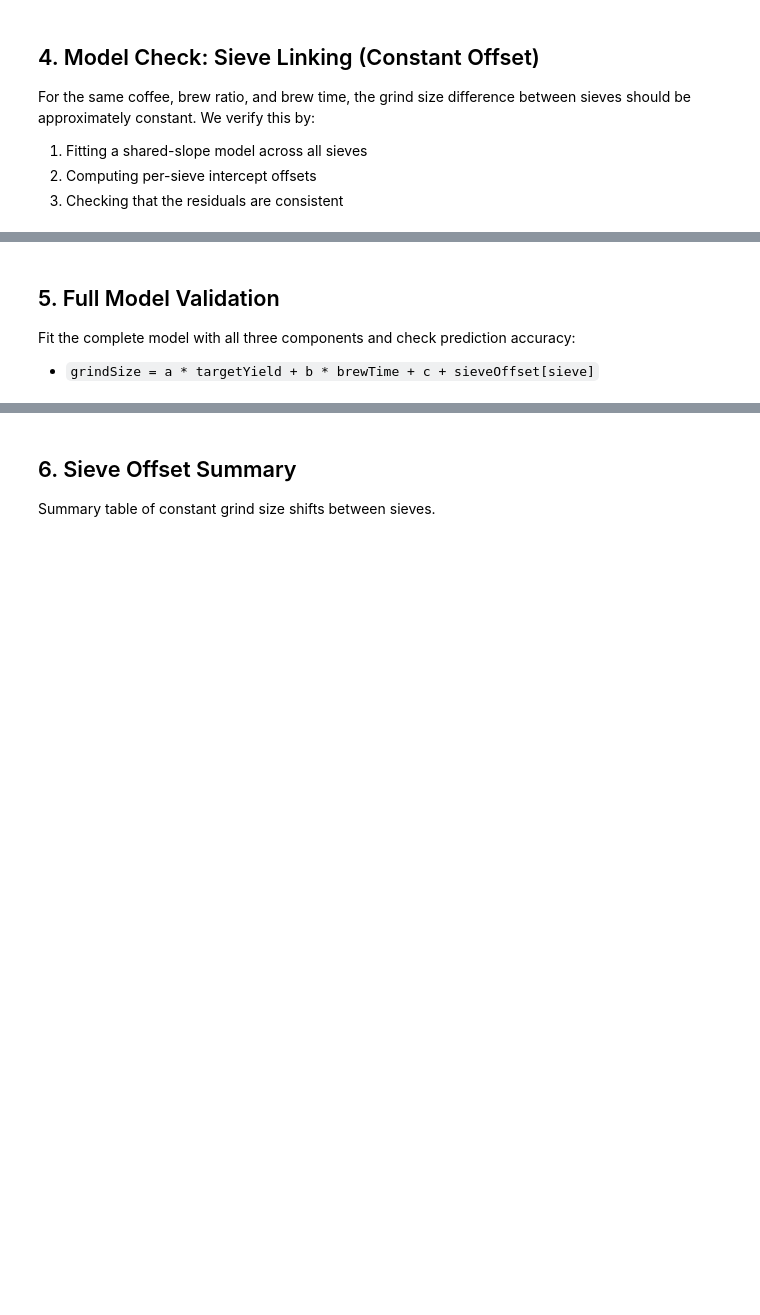
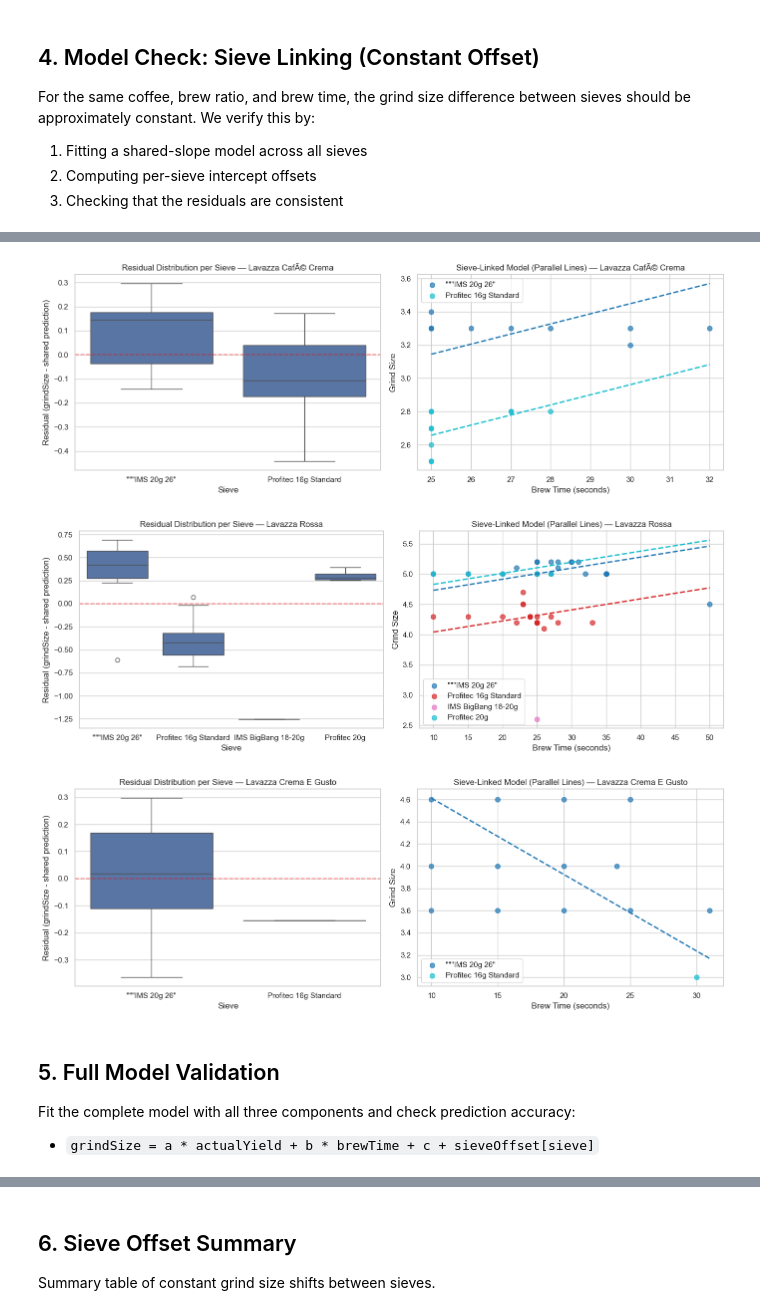
Before and after one commit to birlet/Coffio, a Jupyter notebook: CoffModelAnalyzer/model_analysis.ipynb, the cells around one changed output, grey strips where cells are left out. Cells and saved outputs as stored; diff of their text form; code cells hidden in the pictures; blank space fills up the shorter version.

Commit message:
Model Fix

```diff
--- a/CoffModelAnalyzer/model_analysis.ipynb
+++ b/CoffModelAnalyzer/model_analysis.ipynb
@@ -194,16 +217,16 @@ for coffee_name in coffees_with_data:
     sieve_dummies = pd.get_dummies(coffee_df['sieveName'], prefix='sieve', drop_first=False)
     reference_sieve = sieves_in_coffee[0]
 
-    # Fit model: grindSize = a*targetYield + b*brewTime + sum(offset_i * sieve_i)
+    # Fit model: grindSize = a*actualYield + b*brewTime + sum(offset_i * sieve_i)
     X = pd.concat([
-        coffee_df[['targetYield', 'brewTime']].reset_index(drop=True),
+        coffee_df[['actualYield', 'brewTime']].reset_index(drop=True),
         sieve_dummies.reset_index(drop=True)
     ], axis=1)
     y = coffee_df['grindSize'].values
 
     model = LinearRegression(fit_intercept=True).fit(X, y)
 
-    print(f'  Global slope (targetYield): {model.coef_[0]:.4f}')
+    print(f'  Global slope (actualYield): {model.coef_[0]:.4f}')
     print(f'  Global slope (brewTime):    {model.coef_[1]:.4f}')
     print(f'  R² score:                   {model.score(X, y):.4f}')
     print(f'  Intercept:                  {model.intercept_:.4f}')
@@ -224,7 +265,7 @@ for coffee_name in coffees_with_data:
         continue
 
     # Fit model without sieve dummies (shared slope only)
-    X_shared = coffee_df[['targetYield', 'brewTime']].values
+    X_shared = coffee_df[['actualYield', 'brewTime']].values
     y = coffee_df['grindSize'].values
     shared_model = LinearRegression().fit(X_shared, y)
     coffee_df['residual'] = y - shared_model.predict(X_shared)
@@ -232,40 +273,44 @@ for coffee_name in coffees_with_data:
     fig, axes = plt.subplots(1, 2, figsize=(14, 5))
 
     # Box plot of residuals per sieve
     sns.boxplot(data=coffee_df, x='sieveName', y='residual', ax=axes[0])
     axes[0].axhline(y=0, color='red', linestyle='--', alpha=0.5)
     axes[0].set_title(f'Residual Distribution per Sieve — {coffee_name}')
     axes[0].set_xlabel('Sieve')
     axes[0].set_ylabel('Residual (grindSize - shared prediction)')
 
     # Parallel regression lines showing the constant offset
     colors = plt.cm.tab10(np.linspace(0, 1, len(sieves_in_coffee)))
     for i, sieve_name in enumerate(sieves_in_coffee):
         sieve_df = coffee_df[coffee_df['sieveName'] == sieve_name]
         axes[1].scatter(sieve_df['brewTime'], sieve_df['grindSize'],
                         color=colors[i], label=sieve_name, alpha=0.7, s=50)
 
         # Plot the linked model line (shared slopes + sieve offset)
         if len(sieve_df) >= 2:
             offset = sieve_df['residual'].mean()
-            avg_target_yield = sieve_df['targetYield'].mean()
+            avg_actual_yield = sieve_df['actualYield'].mean()
             time_range = np.linspace(coffee_df['brewTime'].min(), coffee_df['brewTime'].max(), 50)
-            X_line = np.column_stack([np.full_like(time_range, avg_target_yield), time_range])
+            X_line = np.column_stack([np.full_like(time_range, avg_actual_yield), time_range])
             y_line = shared_model.predict(X_line) + offset
             axes[1].plot(time_range, y_line, color=colors[i], linestyle='--', linewidth=2)
 
     axes[1].set_xlabel('Brew Time (seconds)')
     axes[1].set_ylabel('Grind Size')
     axes[1].set_title(f'Sieve-Linked Model (Parallel Lines) — {coffee_name}')
     axes[1].legend()
 
     plt.tight_layout()
     plt.show()
+# %% [output]
+[figure, added]
+[figure, added]
+[figure, added]
 # %% [markdown]
 ## 5. Full Model Validation
 
 Fit the complete model with all three components and check prediction accuracy:
-- `grindSize = a * targetYield + b * brewTime + c + sieveOffset[sieve]`
+- `grindSize = a * actualYield + b * brewTime + c + sieveOffset[sieve]`
 # %%
 # Full model validation with R², MAE, and prediction vs actual plots
 from sklearn.metrics import mean_absolute_error, r2_score
```
Also changed, not shown: parts of 13 cells of this notebook, 2 other files.
